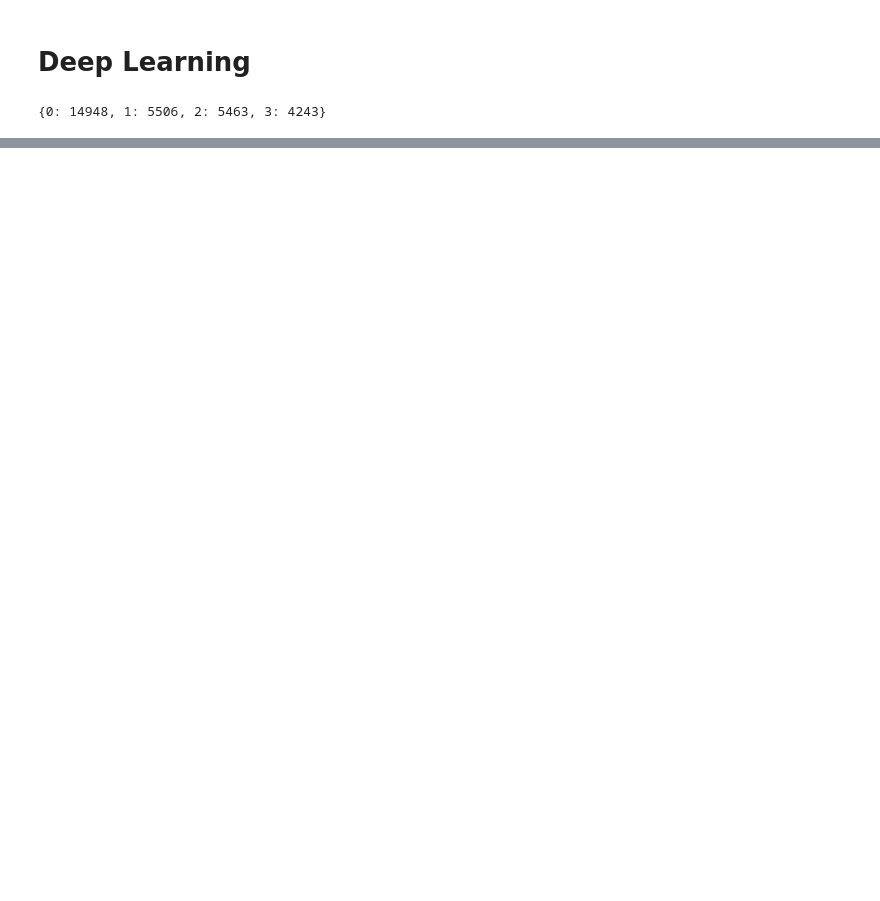
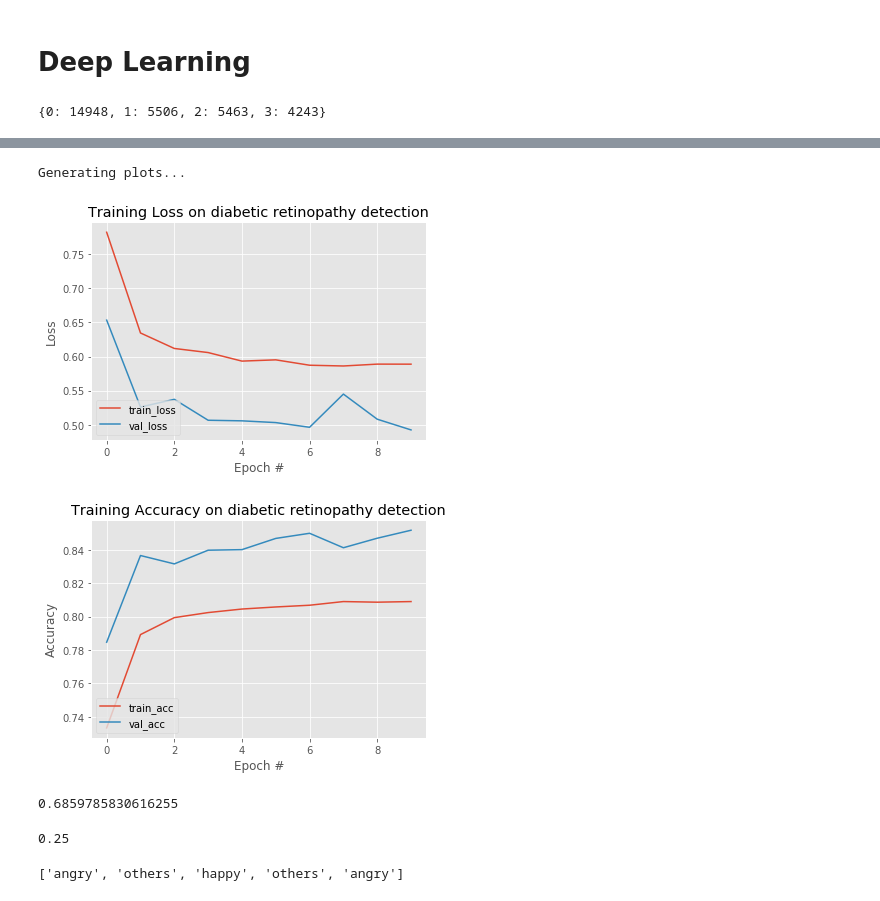
Before and after one commit to Arthur-Na/taln-semeval, a Jupyter notebook: src/task4.ipynb, the cells around one changed output, grey strips where cells are left out. Cells and saved outputs as stored; diff of their text form; code cells hidden in the pictures; blank space fills up the shorter version.

Commit message:
fix model with on input per turn

```diff
--- a/src/task4.ipynb
+++ b/src/task4.ipynb
@@ -136,11 +147,10 @@ print(max_len)
 from collections import defaultdict
 h = [defaultdict(int), defaultdict(int), defaultdict(int)]
 
-for v in Xtrain:
-    h[0][len(v[0])] += 1
-    h[1][len(v[1])] += 1
-    h[2][len(v[2])] += 1
-    #print(v)
+for i, tur in enumerate(Xtrain):
+    for sen in tur:
+        h[i][len(sen)] += 1
+
 hl = []
 for i in range(3):
     hl.append([h[i][x] for x in range(max_len[i] + 1)])
@@ -179,0 +208,11 @@ print(Xtrain.shape)
+# %%
+X0_train, X0_test, X1_train, X1_test, X2_train, X2_test, y_train, y_test = \
+    train_test_split(Xtrain[0], Xtrain[1], Xtrain[2], Ytrain, test_size=0.2)
+X_train = [X0_train, X1_train, X2_train]
+X_test = [np.concatenate((X0_test, Xtest[0]), axis=0),
+          np.concatenate((X1_test, Xtest[1]), axis=0),
+          np.concatenate((X2_test, Xtest[2]), axis=0)]
+y_test = np.concatenate((y_test, Ytest), axis=0)
+
+print(X_train[0].shape, y_train.shape)
+print(X_test[0].shape, y_test.shape)
@@ -240,0 +309,19 @@ NameError: name 'Xtest' is not defined
+# %%
+'''
+kfold = StratifiedKFold(n_splits=10, shuffle=True)
+X = np.array(Xtrain)
+Y = np.array(Ytrain)
+
+for train, test in kfold.split(X, Y):
+    _datasets = {}
+    _datasets["1-train"] = (X[train], Y[train])
+    _datasets["2-val"] = (X[test], Y[test])
+    metrics_callback = MetricsCallback(datasets=_datasets, metrics=metrics)
+    _callbacks = [metrics_callback]
+
+    model.compile(optimizer=Adam(clipnorm=clipnorm, lr=lr), loss='categorical_crossentropy',
+                  metrics=['mae', 'accuracy'])
+    class_weights = get_class_weights2(onehot_to_categories(Ytrain), smooth_factor=0)
+    H = model.fit(X[train], Y[train], epochs=10, batch_size=50, validation_data=(Xtest, Ytest),
+              callbacks=_callbacks);#, class_weight=class_weights);
+''';
@@ -240,0 +502,4 @@ NameError: name 'Xtest' is not defined
+# %%
+nb_epoch = 10
+H = model.fit(X_train, y_train, epochs=nb_epoch, batch_size=50, validation_data=(X_test, y_test),
+              callbacks=_callbacks);
@@ -240,0 +526,6 @@ NameError: name 'Xtest' is not defined
+# %%
+generate_plot(H, nb_epoch)
+# %% [output]
+Generating plots...
+[figure, added]
+[figure, added]
@@ -240,0 +542,22 @@ NameError: name 'Xtest' is not defined
+# %%
+from keras.utils import np_utils
+
+dic = {'others': 0, 'angry': 1, 'sad': 2, 'happy': 3}
+
+f1_score(Ytest, np_utils.to_categorical(np.argmax(res, axis=1)), average='macro',
+         labels=[dic['happy'], dic['sad'],
+                 dic['angry'], dic['others']])
+# %% [output]
+0.6859785830616255
+# %%
+true = [0, 1, 0, 0, 1, 0]
+pred = [0, 0, 1, 0, 0, 1]
+f1_score(true, pred, average='macro')
+# %% [output]
+0.25
+# %%
+dic_inv = {0: 'others', 1: 'angry', 2: 'sad', 3: 'happy'}
+res_txt = list(map(lambda r: dic_inv[np.argmax(r)], res))
+res_txt[:5]
+# %% [output]
+['angry', 'others', 'happy', 'others', 'angry']
```
Also changed, not shown: parts of 18 cells of this notebook.
